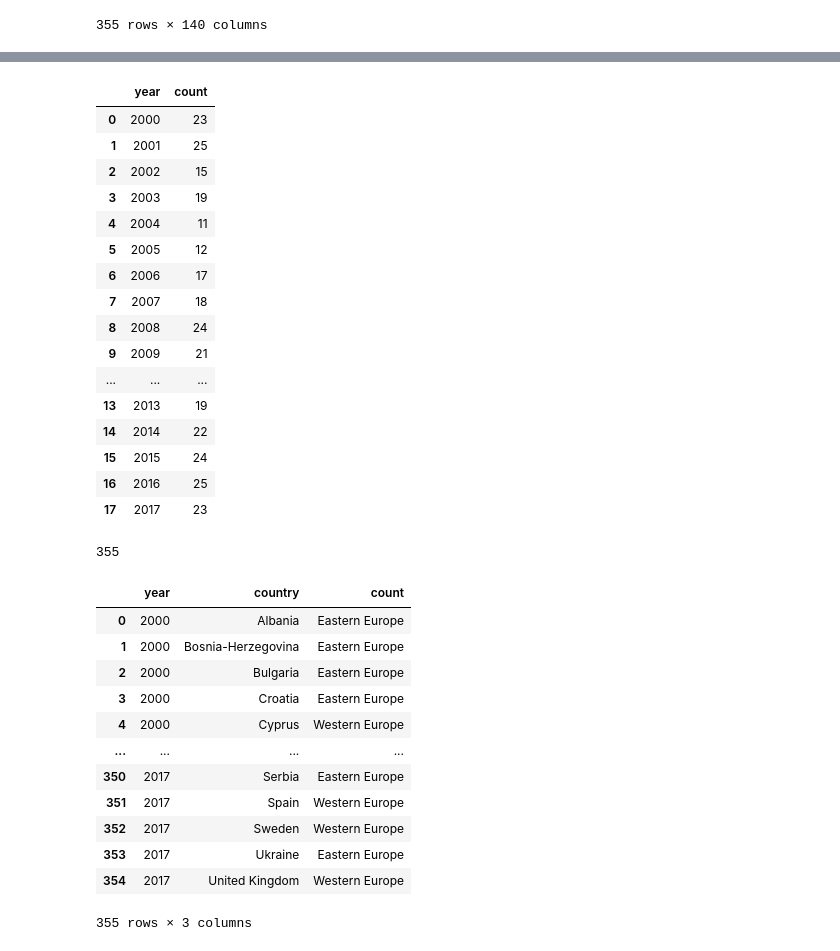
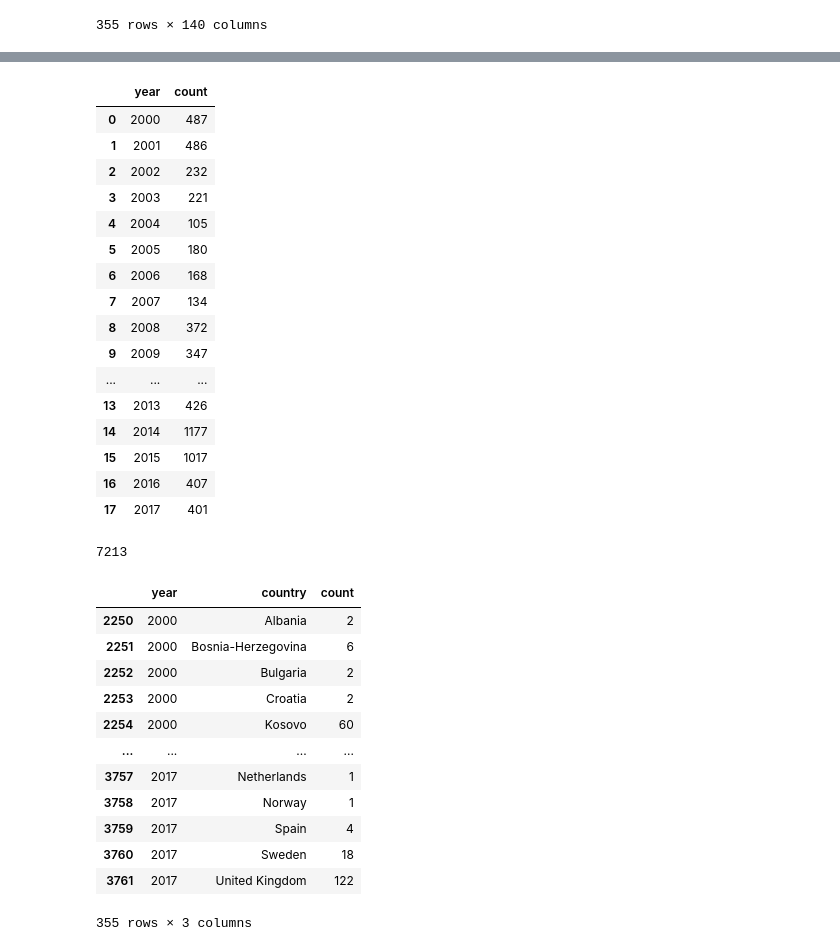
Before and after one commit to puckstok/infovisu, a Jupyter notebook: preprocess_sally.ipynb, the cells around one changed output, grey strips where cells are left out. Saved outputs shown, nothing was run; the diff lists cells and outputs as text; code cells hidden in the pictures.

```diff
--- a/preprocess_sally.ipynb
+++ b/preprocess_sally.ipynb
@@ -92,2 +114,2 @@ df3
 # %%
-df4 = df3[['iyear', 'region_txt']].rename(columns = {'iyear' : 'year', 'region_txt' : 'count'})
+df5 = df2[['iyear', 'country_txt', 'eventid']].rename(columns = {'iyear' : 'year', 'country_txt' : 'country', 'eventid' : 'count'})
@@ -134,3 +115,0 @@ df2
-# %%
-df5 = df2.groupby(['iyear', 'country_txt']).count().reset_index()
-df5
@@ -240,47 +132,47 @@ df9 = df7[['country_txt', 'region_txt']].rename(columns = {'country_txt' : 'coun
 # %%
 # Totaal aantal aanslagen per jaar in Europa.
-df4
-#df4.to_csv('aanslagen_per_jaar.csv', index=False, header=True)
+df3
+#df3.to_csv('aanslagen_per_jaar.csv', index=False, header=True)
 # %% [output]
 |  | year | count |
-| 0 | 2000 | 23 |
-| 1 | 2001 | 25 |
-| 2 | 2002 | 15 |
-| 3 | 2003 | 19 |
-| 4 | 2004 | 11 |
-| 5 | 2005 | 12 |
-| 6 | 2006 | 17 |
-| 7 | 2007 | 18 |
-| 8 | 2008 | 24 |
-| 9 | 2009 | 21 |
+| 0 | 2000 | 487 |
+| 1 | 2001 | 486 |
+| 2 | 2002 | 232 |
+| 3 | 2003 | 221 |
+| 4 | 2004 | 105 |
+| 5 | 2005 | 180 |
+| 6 | 2006 | 168 |
+| 7 | 2007 | 134 |
+| 8 | 2008 | 372 |
+| 9 | 2009 | 347 |
 | ... | ... | ... |
-| 13 | 2013 | 19 |
-| 14 | 2014 | 22 |
-| 15 | 2015 | 24 |
-| 16 | 2016 | 25 |
-| 17 | 2017 | 23 |
+| 13 | 2013 | 426 |
+| 14 | 2014 | 1177 |
+| 15 | 2015 | 1017 |
+| 16 | 2016 | 407 |
+| 17 | 2017 | 401 |
 # %%
 # Totaal aantal aanslagen tussen 2000 en 2017 in Europa.
-sum(df4['count'])
+sum(df3['count'])
 # %% [output]
-355
+7213
 # %%
 # Aantal aanslagen per land per jaar in Europa.
-df6
+df5
 #df6.to_csv('aanslagen_per_jaar_per_land.csv', index=False, header=True)
 # %% [output]
 |  | year | country | count |
-| 0 | 2000 | Albania | Eastern Europe |
-| 1 | 2000 | Bosnia-Herzegovina | Eastern Europe |
-| 2 | 2000 | Bulgaria | Eastern Europe |
-| 3 | 2000 | Croatia | Eastern Europe |
-| 4 | 2000 | Cyprus | Western Europe |
+| 2250 | 2000 | Albania | 2 |
+| 2251 | 2000 | Bosnia-Herzegovina | 6 |
+| 2252 | 2000 | Bulgaria | 2 |
+| 2253 | 2000 | Croatia | 2 |
+| 2254 | 2000 | Kosovo | 60 |
 | ... | ... | ... | ... |
-| 350 | 2017 | Serbia | Eastern Europe |
-| 351 | 2017 | Spain | Western Europe |
-| 352 | 2017 | Sweden | Western Europe |
-| 353 | 2017 | Ukraine | Eastern Europe |
-| 354 | 2017 | United Kingdom | Western Europe |
+| 3757 | 2017 | Netherlands | 1 |
+| 3758 | 2017 | Norway | 1 |
+| 3759 | 2017 | Spain | 4 |
+| 3760 | 2017 | Sweden | 18 |
+| 3761 | 2017 | United Kingdom | 122 |
 355 rows × 3 columns
 # %%
 # Totaal aantal aanslagen per land tussen 2000 en 2017 in Europa.
```
Also changed, not shown: parts of 20 cells of this notebook.
